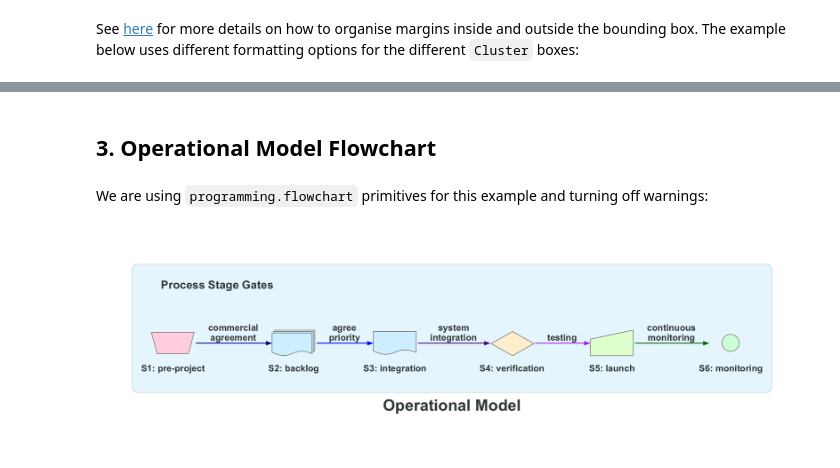
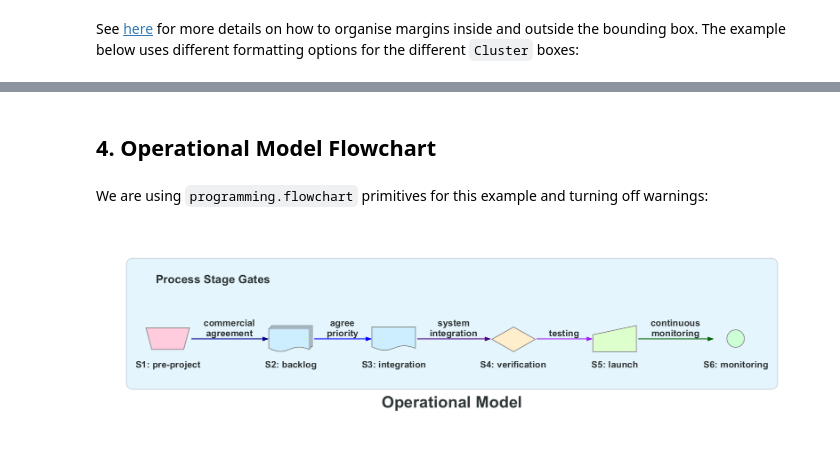
Before and after one commit to malminhas/diagrams, a Jupyter notebook: diagrams-playbook.ipynb, the cells around one changed output, grey strips where cells are left out. Drawn from its saved outputs; the diff is of its cells as text; code cells hidden in the pictures.

```diff
--- a/diagrams-playbook.ipynb
+++ b/diagrams-playbook.ipynb
@@ -24,7 +24,7 @@ graph_attr = {
     "fontname": "Times-Roman",
     "fontsize": "35",
     "bgcolor": "transparent",
-    "size": "50,50",
+    "size": "5,5",
     "margin": "-1.0", # in inches
 }
 
@@ -52,7 +52,7 @@ outer_graph_attr = {
     "fontname": ft,
     "fontsize": "35",
     "bgcolor": "transparent",
-    "size": "50,50",
+    "size": "20,10",
     "margin": "-1.0", # in inches
 }
 
@@ -92,0 +95,31 @@ diag
+# %%
+%%capture --no-display
+
+from diagrams.aws.ml import Polly, Transcribe
+from diagrams.programming.language import Python
+
+ft = "Arial Bold" # Could also be "Times-Roman" or "Arial" or "Courier New"
+ftsize = "12"
+
+graph_attr = {
+    "fontname": ft,
+    "fontsize": "20",
+    "bgcolor": "transparent",
+    "size": "10,10",
+    "margin": "-1.5", # in inches
+}
+
+cluster_graph_attr = {
+    "fontname": ft,
+    "fontsize": "15",
+    "margin": "10.0",
+}
+
+with Diagram("Voice Controlled Xmas Tree", show=False, graph_attr=graph_attr) as diag:
+    rpi = Python("my-voice-tree.py",fontname=ft, fontsize=ftsize)
+    with Cluster("AWS ML Services", graph_attr=cluster_graph_attr):
+        aws = [Transcribe("AWS Transcribe\n(speech to text)", fontname=ft, fontsize=ftsize),
+               Polly("AWS Polly\n(text to speech)", fontname=ft, fontsize=ftsize)]
+    rpi << aws
+    rpi >> aws
+diag
@@ -93,5 +128,5 @@ diag
 # %% [markdown]
-## 3. Operational Model Flowchart
+## 4. Operational Model Flowchart
 # %% [markdown]
 We are using `programming.flowchart` primitives for this example and turning off warnings:
 # %%
@@ -107,32 +142,32 @@ ft = "Arial Bold" # Could also be "Times-Roman" or "Arial" or "Courier New"
 ftsize = "20"
 
 graph_attr = {
     "fontname": ft,
     "fontsize": "35",
     "bgcolor": "transparent",
-    "size": "200,200",
+    "size": "20,20",
     "margin": "-1.0", # in inches
 }
 
 cluster_graph_attr = {
     "fontname": ft,
     "fontsize": "25",
     "margin": "40",
 }
 
 with Diagram("Operational Model", show=False, graph_attr=graph_attr) as diag:
     with Cluster("\n\tProcess Stage Gates", graph_attr=cluster_graph_attr):
         s1 = ManualLoop("S1: pre-project", fontname=ft, fontsize=ftsize)
         s2 = MultipleDocuments("S2: backlog", fontname=ft, fontsize=ftsize)
         s3 = Document("S3: integration", fontname=ft, fontsize=ftsize)
         s4 = Decision("S4: verification", fontname=ft, fontsize=ftsize)
         s5 = ManualInput("S5: launch", fontname=ft, fontsize=ftsize)
         s6 = Inspection("S6: monitoring", fontname=ft, fontsize=ftsize)
     s1 >> Edge(color="darkblue", label="commercial\nagreement", fontname=ft, fontsize=ftsize, style="bold") >> \
     s2 >> Edge(color="blue", label="agree\npriority", fontname=ft, fontsize=ftsize, style="bold") >> \
     s3 >> Edge(color="indigo", label="system\nintegration", fontname=ft, fontsize=ftsize, style="bold") >> \
     s4 >> Edge(color="purple", label="testing", fontname=ft, fontsize=ftsize, style="bold") >> \
     s5 >> Edge(color="darkgreen", label="continuous\nmonitoring", fontname=ft, fontsize=ftsize, style="bold") >> s6
 diag
 # %% [output]
-[figure, old version]
+[figure, new version]
```
Also changed, not shown: parts of 5 cells of this notebook.
